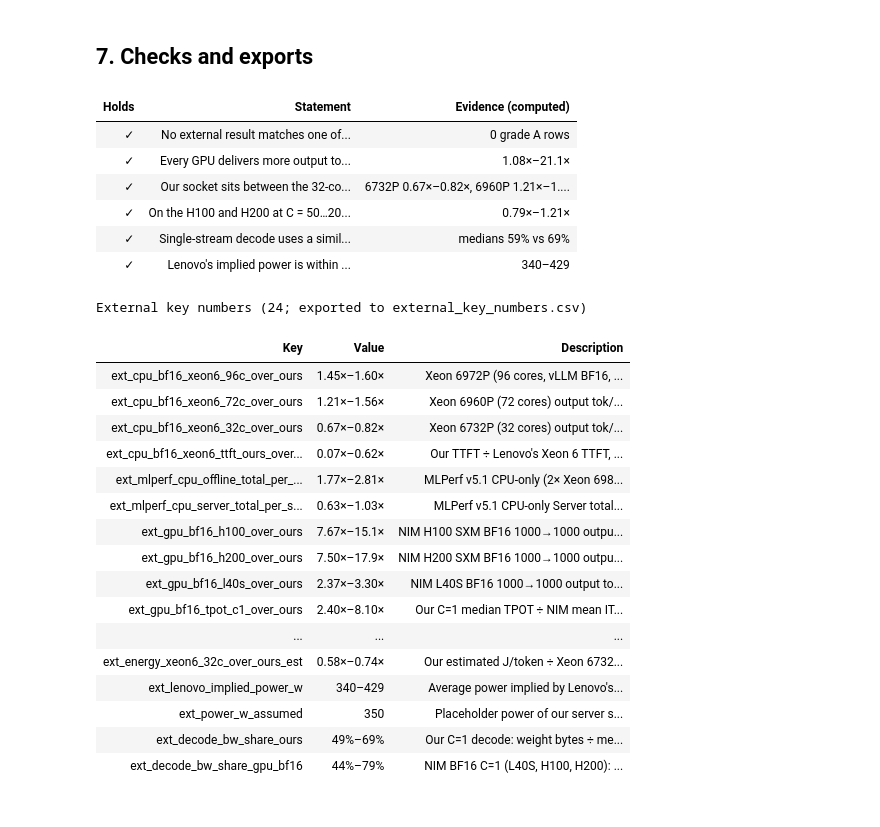
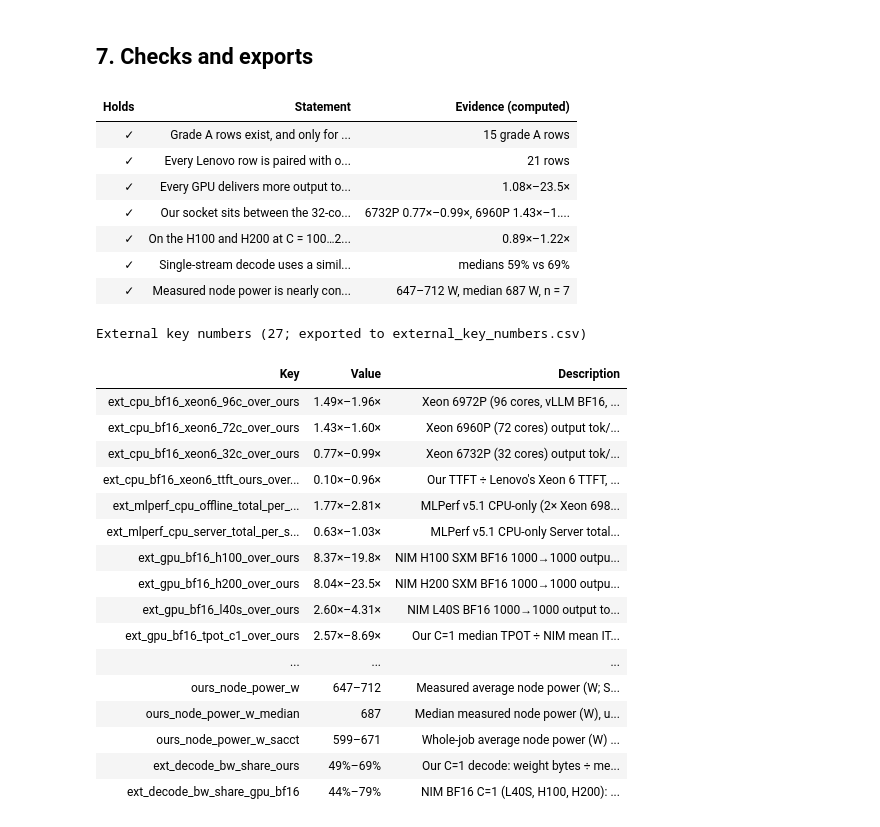
Before and after one commit to struggling-student/llm-backend-analysis, a Jupyter notebook: notebooks/backend_selection/13_external_references.ipynb, the cells around one changed output. Cells and saved outputs as stored; diff of their text form; code cells hidden in the pictures.

```diff
--- a/notebooks/backend_selection/13_external_references.ipynb
+++ b/notebooks/backend_selection/13_external_references.ipynb
@@ -45,13 +52,15 @@ from llm_backend_analysis.visualization.export import export_figure
 
 theme.setup_notebook()
 NOTEBOOK = "13_external_references.ipynb"
-POWER_W = external.POWER_W_ASSUMED   # replace by a measured average power of the server socket when one exists
 keys = pd.read_csv(paths.TABLES / "backend_selection" / "key_numbers.csv").set_index("key")
 STREAM_GBS = float(keys.loc["roof_memory_in_hbm_cache_gbs", "low"])
 
 refs = external.references()
 points = loaders.online_points(model=registry.primary_model())
-comp = external.compare(refs, points, power_w=POWER_W)
+ext_points = loaders.online_points(campaign=external.MEASURED_CAMPAIGN, model=registry.primary_model())
+POWERS = external.measured_power_w(ext_points)   # node power of the points with a window of at least 10 minutes
+POWER_W = float(POWERS.median()) if len(POWERS) else external.POWER_W_ASSUMED
+comp = external.compare(refs, pd.concat([points, ext_points], ignore_index=True), power_w=POWER_W)
 src = external.sources()
 KEYS = []
 
@@ -194,9 +209,10 @@ summ = (nim_bf16.groupby("hardware", sort=False)
                                     "tok/s ext ÷ ours": rng(g["adv_throughput"], ratio),
                                     "TPOT ours ÷ ext, C=1": ratio(g.loc[g["concurrency"] == 1, "adv_tpot"].iloc[0]),
                                     "TTFT ours ÷ ext, C=1": ratio(g.loc[g["concurrency"] == 1, "adv_ttft"].iloc[0]),
-                                    "TTFT ours ÷ ext, C≥50": rng(g.loc[g["concurrency"] >= 50, "adv_ttft"], ratio),
+                                    "TTFT ours ÷ ext, C=50": ratio(g.loc[g["concurrency"] == 50, "adv_ttft"].iloc[0]),
+                                    "TTFT ours ÷ ext, C≥100": rng(g.loc[g["concurrency"] >= 100, "adv_ttft"], ratio),
                                     "peak ext tok/s": num(g["output_tok_s"].max()), "our peak tok/s": num(g["ours_output_tok_s"].max())}), include_groups=False)
-        .reset_index().rename(columns={"hardware": "GPU (NIM, BF16, 1000→1000) vs vLLM BF16 512→512"}))
+        .reset_index().rename(columns={"hardware": "GPU (NIM, BF16, 1000→1000) vs vLLM BF16 1000→1000"}))
 display(table(summ, align="left"))
 h = {k: g for k, g in nim_bf16.groupby("hardware")}
 BW = external.hardware_specs().set_index("hardware")["peak_mem_bw_gbs"]
@@ -206,18 +222,21 @@ show(f"**Throughput.** One H100 delivers {rng(h['NVIDIA H100 SXM 80GB']['adv_thr
      f"**Single-stream decode** (TPOT at C = 1) is {ratio(h['NVIDIA H100 SXM 80GB'].query('concurrency == 1')['adv_tpot'].iloc[0])} faster on the H100 and "
      f"{ratio(h['NVIDIA L40S 48GB (PCIe)'].query('concurrency == 1')['adv_tpot'].iloc[0])} on the L40S. Their peak memory bandwidths are "
      f"{ratio(BW['NVIDIA H100 SXM 80GB'] / STREAM_GBS)} and {ratio(BW['NVIDIA L40S 48GB (PCIe)'] / STREAM_GBS)} our measured roof, so most of the decode gap is bandwidth (section 5).")
-hi = nim_bf16[nim_bf16["concurrency"].between(50, 200) & nim_bf16["hardware"].isin(["NVIDIA H100 SXM 80GB", "NVIDIA H200 SXM 141GB"])]
+hh = nim_bf16[nim_bf16["hardware"].isin(["NVIDIA H100 SXM 80GB", "NVIDIA H200 SXM 141GB"])]
+hi = hh[hh["concurrency"].between(100, 200)]
+mid = hh[hh["concurrency"] == 50]
 sat = nim_bf16[nim_bf16["adv_ttft"] < 0.5]
 sat_txt = ", ".join(f"{hw.removeprefix('NVIDIA ')} at C ≥ {int(c)}" for hw, c in sat.groupby("hardware")["concurrency"].min().items())
-show(f"**TTFT is where we are closest.** On the H100 and H200 at C = 50–200 our median TTFT is {rng(hi['adv_ttft'], ratio)} their mean TTFT, so they are comparable. "
-     f"Our 512-token prompts are half theirs, which favours us. Where a GPU saturates "
+show(f"**TTFT is where we are closest.** At the same 1000-token prompts, the H100 and H200 prefill {rng(hh[hh['concurrency'] <= 5]['adv_ttft'], ratio)} faster at C ≤ 5, "
+     f"but the gap closes with load: {rng(mid['adv_ttft'], ratio)} at C = 50 and {rng(hi['adv_ttft'], ratio)} at C = 100–200, where queueing dominates both. Where a GPU saturates "
      f"({sat_txt}), "
      f"its queueing makes TTFT longer than ours (ours ÷ external down to {ratio(sat['adv_ttft'].min())}). "
      f"At C = 1 the GPUs prefill {rng(nim_bf16[nim_bf16['concurrency'] == 1]['adv_ttft'], ratio)} faster.")
-key("ext_gpu_bf16_h100_over_ours", h["NVIDIA H100 SXM 80GB"]["adv_throughput"], ratio, "NIM H100 SXM BF16 1000→1000 output tok/s ÷ our vLLM BF16 512→512, nearest C (C = 1…250)")
-key("ext_gpu_bf16_h200_over_ours", h["NVIDIA H200 SXM 141GB"]["adv_throughput"], ratio, "NIM H200 SXM BF16 1000→1000 output tok/s ÷ our vLLM BF16 512→512, nearest C")
-key("ext_gpu_bf16_l40s_over_ours", h["NVIDIA L40S 48GB (PCIe)"]["adv_throughput"], ratio, "NIM L40S BF16 1000→1000 output tok/s ÷ our vLLM BF16 512→512, nearest C")
-key("ext_gpu_bf16_tpot_c1_over_ours", nim_bf16[nim_bf16["concurrency"] == 1]["adv_tpot"], ratio, "Our C=1 median TPOT ÷ NIM mean ITL (L40S, H100, H200; BF16)")
-key("ext_gpu_bf16_ttft_high_c", hi["adv_ttft"], ratio, "Our median TTFT ÷ NIM mean TTFT, H100 and H200 BF16 at C = 50…200 (< 1: ours lower; our prompts are shorter)")
+key("ext_gpu_bf16_h100_over_ours", h["NVIDIA H100 SXM 80GB"]["adv_throughput"], ratio, "NIM H100 SXM BF16 1000→1000 output tok/s ÷ our vLLM BF16 1000→1000 (external-shapes), same C ≤ 100, our C = 128 above")
+key("ext_gpu_bf16_h200_over_ours", h["NVIDIA H200 SXM 141GB"]["adv_throughput"], ratio, "NIM H200 SXM BF16 1000→1000 output tok/s ÷ our vLLM BF16 1000→1000, same C ≤ 100, our C = 128 above")
+key("ext_gpu_bf16_l40s_over_ours", h["NVIDIA L40S 48GB (PCIe)"]["adv_throughput"], ratio, "NIM L40S BF16 1000→1000 output tok/s ÷ our vLLM BF16 1000→1000, same C ≤ 100, our C = 128 above")
+key("ext_gpu_bf16_tpot_c1_over_ours", nim_bf16[nim_bf16["concurrency"] == 1]["adv_tpot"], ratio, "Our C=1 median TPOT ÷ NIM mean ITL (L40S, H100, H200; BF16 1000→1000, same shape)")
+key("ext_gpu_bf16_ttft_high_c", hi["adv_ttft"], ratio, "Our median TTFT ÷ NIM mean TTFT, H100 and H200 BF16 1000→1000 at C = 100…200 (our C = 128 above 100)")
+key("ext_gpu_bf16_ttft_c50", mid["adv_ttft"], ratio, "Our median TTFT ÷ NIM mean TTFT, H100 and H200 BF16 1000→1000 at C = 50 (grade A)")
 # %% [output]
 | GPU (NIM, BF16, 1000→1000) vs vLL... | C | tok/s ext ÷ ours | TPOT ours ÷ ext, C=1 | TTFT ours ÷ ext, C=1 | ... |
@@ -433,47 +466,51 @@ export_figure(fig, "external_reference_bf16", source=NOTEBOOK,
 # %%
 gpu_cl = gpu[~gpu["scenario"].isin(external.PEAK_SCENARIOS)]
 claims = [
-    Claim("No external result matches one of our shapes exactly (no grade A row)", bool((comp["grade"] != "A").all()), f"{int((comp['grade'] == 'A').sum())} grade A rows"),
+    Claim("Grade A rows exist, and only for NIM BF16 1000→1000 at the concurrencies we re-measured (C ≤ 100)",
+          bool((comp["grade"] == "A").any() and comp.loc[comp["grade"] == "A", "source_id"].eq("nvidia_nim").all() and (comp.loc[comp["grade"] == "A", "concurrency"] <= 100).all()),
+          f"{int((comp['grade'] == 'A').sum())} grade A rows"),
+    Claim("Every Lenovo row is paired with our run at its exact shape and concurrency", bool((le["shape_distance"] == 0).all() and (le["our_basis"] == "same C").all()), f"{len(le)} rows"),
     Claim("Every GPU delivers more output tok/s than our vLLM at every paired closed-loop or batch-sweep point", bool((gpu_cl["adv_throughput"] > 1).all()), rng(gpu_cl["adv_throughput"], ratio)),
     Claim("Our socket sits between the 32-core and the 72/96-core Xeon 6 in BF16 throughput",
           bool((by["Intel Xeon 6732P"]["adv_throughput"] < 1).all() and (by["Intel Xeon 6972P"]["adv_throughput"] > 1).all() and (by["Intel Xeon 6960P"]["adv_throughput"] > 1).all()),
           f"6732P {rng(by['Intel Xeon 6732P']['adv_throughput'], ratio)}, 6960P {rng(by['Intel Xeon 6960P']['adv_throughput'], ratio)}, 6972P {rng(by['Intel Xeon 6972P']['adv_throughput'], ratio)}"),
-    Claim("On the H100 and H200 at C = 50…200 our TTFT is within 1.5× of NIM's in either direction (BF16)", bool(((hi["adv_ttft"] <= 1.5) & (hi["adv_ttft"] >= 1 / 1.5)).all()), rng(hi["adv_ttft"], ratio)),
+    Claim("On the H100 and H200 at C = 100…200 our TTFT is within 1.25× of NIM's in either direction (BF16 1000→1000)", bool(((hi["adv_ttft"] <= 1.25) & (hi["adv_ttft"] >= 1 / 1.25)).all()), rng(hi["adv_ttft"], ratio)),
     Claim("Single-stream decode uses a similar share of the memory roof on our socket and on the GPUs (within 0.6–1.6×)",
           bool(0.6 <= o["roof_share"].median() / gb["roof_share"].median() <= 1.6), f"medians {pct(o['roof_share'].median(), 0, False)} vs {pct(gb['roof_share'].median(), 0, False)}"),
-    Claim("Lenovo's implied power is within ±30% of our power placeholder (the energy comparison with Xeon 6 is not dominated by the boundary)",
-          bool(((le_e["implied_power_w"] / POWER_W - 1).abs() <= 0.30).all()), rng(le_e["implied_power_w"])),
+    Claim("Measured node power is nearly constant over load (every point with a ≥ 10-minute window within ±10% of the median)",
+          bool(len(POWERS) >= 3 and ((POWERS / POWER_W - 1).abs() <= 0.10).all()), f"{rng(POWERS)} W, median {num(POWER_W)} W, n = {len(POWERS)}"),
 ]
 display(claims_table(claims))
 export_table(comp, "external_reference_comparison")
 export_table(bw, "external_decode_bandwidth")
 export_table(pd.DataFrame(KEYS), "external_key_numbers")
 display(table(pd.DataFrame(KEYS)[["key", "text", "description"]].rename(columns={"key": "Key", "text": "Value", "description": "Description"}), align="left",
               caption=f"External key numbers ({len(KEYS)}; exported to external_key_numbers.csv)"))
 # %% [output]
 | Holds | Statement | Evidence (computed) |
-| ✓ | No external result matches one of... | 0 grade A rows |
-| ✓ | Every GPU delivers more output to... | 1.08×–21.1× |
-| ✓ | Our socket sits between the 32-co... | 6732P 0.67×–0.82×, 6960P 1.21×–1.... |
-| ✓ | On the H100 and H200 at C = 50…20... | 0.79×–1.21× |
+| ✓ | Grade A rows exist, and only for ... | 15 grade A rows |
+| ✓ | Every Lenovo row is paired with o... | 21 rows |
+| ✓ | Every GPU delivers more output to... | 1.08×–23.5× |
+| ✓ | Our socket sits between the 32-co... | 6732P 0.77×–0.99×, 6960P 1.43×–1.... |
+| ✓ | On the H100 and H200 at C = 100…2... | 0.89×–1.22× |
 | ✓ | Single-stream decode uses a simil... | medians 59% vs 69% |
-| ✓ | Lenovo's implied power is within ... | 340–429 |
+| ✓ | Measured node power is nearly con... | 647–712 W, median 687 W, n = 7 |
-External key numbers (24; exported to external_key_numbers.csv)
+External key numbers (27; exported to external_key_numbers.csv)
 | Key | Value | Description |
-| ext_cpu_bf16_xeon6_96c_over_ours | 1.45×–1.60× | Xeon 6972P (96 cores, vLLM BF16, ... |
-| ext_cpu_bf16_xeon6_72c_over_ours | 1.21×–1.56× | Xeon 6960P (72 cores) output tok/... |
-| ext_cpu_bf16_xeon6_32c_over_ours | 0.67×–0.82× | Xeon 6732P (32 cores) output tok/... |
-| ext_cpu_bf16_xeon6_ttft_ours_over... | 0.07×–0.62× | Our TTFT ÷ Lenovo's Xeon 6 TTFT, ... |
+| ext_cpu_bf16_xeon6_96c_over_ours | 1.49×–1.96× | Xeon 6972P (96 cores, vLLM BF16, ... |
+| ext_cpu_bf16_xeon6_72c_over_ours | 1.43×–1.60× | Xeon 6960P (72 cores) output tok/... |
+| ext_cpu_bf16_xeon6_32c_over_ours | 0.77×–0.99× | Xeon 6732P (32 cores) output tok/... |
+| ext_cpu_bf16_xeon6_ttft_ours_over... | 0.10×–0.96× | Our TTFT ÷ Lenovo's Xeon 6 TTFT, ... |
 | ext_mlperf_cpu_offline_total_per_... | 1.77×–2.81× | MLPerf v5.1 CPU-only (2× Xeon 698... |
 | ext_mlperf_cpu_server_total_per_s... | 0.63×–1.03× | MLPerf v5.1 CPU-only Server total... |
-| ext_gpu_bf16_h100_over_ours | 7.67×–15.1× | NIM H100 SXM BF16 1000→1000 outpu... |
-| ext_gpu_bf16_h200_over_ours | 7.50×–17.9× | NIM H200 SXM BF16 1000→1000 outpu... |
-| ext_gpu_bf16_l40s_over_ours | 2.37×–3.30× | NIM L40S BF16 1000→1000 output to... |
-| ext_gpu_bf16_tpot_c1_over_ours | 2.40×–8.10× | Our C=1 median TPOT ÷ NIM mean IT... |
+| ext_gpu_bf16_h100_over_ours | 8.37×–19.8× | NIM H100 SXM BF16 1000→1000 outpu... |
+| ext_gpu_bf16_h200_over_ours | 8.04×–23.5× | NIM H200 SXM BF16 1000→1000 outpu... |
+| ext_gpu_bf16_l40s_over_ours | 2.60×–4.31× | NIM L40S BF16 1000→1000 output to... |
+| ext_gpu_bf16_tpot_c1_over_ours | 2.57×–8.69× | Our C=1 median TPOT ÷ NIM mean IT... |
 | ... | ... | ... |
-| ext_energy_xeon6_32c_over_ours_est | 0.58×–0.74× | Our estimated J/token ÷ Xeon 6732... |
-| ext_lenovo_implied_power_w | 340–429 | Average power implied by Lenovo's... |
-| ext_power_w_assumed | 350 | Placeholder power of our server s... |
+| ours_node_power_w | 647–712 | Measured average node power (W; S... |
+| ours_node_power_w_median | 687 | Median measured node power (W), u... |
+| ours_node_power_w_sacct | 599–671 | Whole-job average node power (W) ... |
 | ext_decode_bw_share_ours | 49%–69% | Our C=1 decode: weight bytes ÷ me... |
 | ext_decode_bw_share_gpu_bf16 | 44%–79% | NIM BF16 C=1 (L40S, H100, H200): ... |
 # %% [markdown]
```
Also changed, not shown: parts of 11 cells of this notebook, 10 other files.
